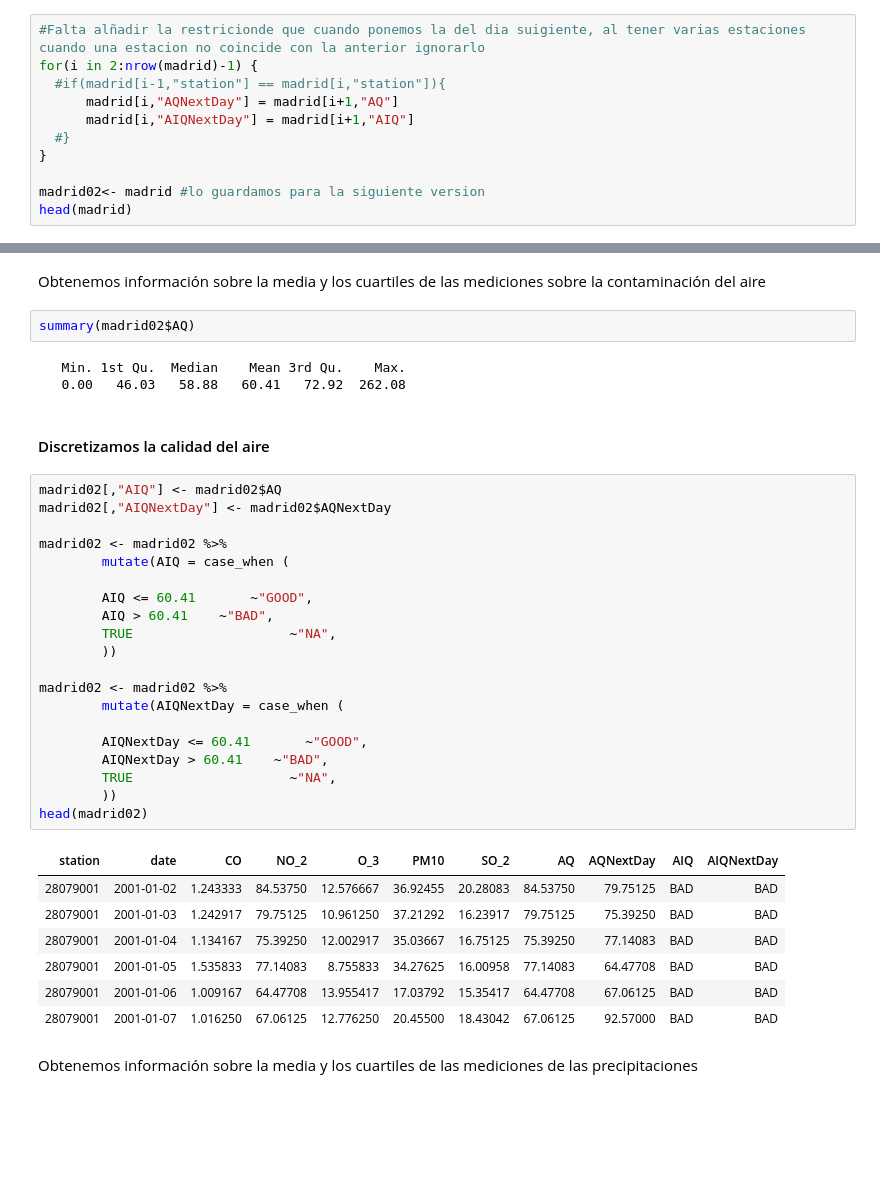
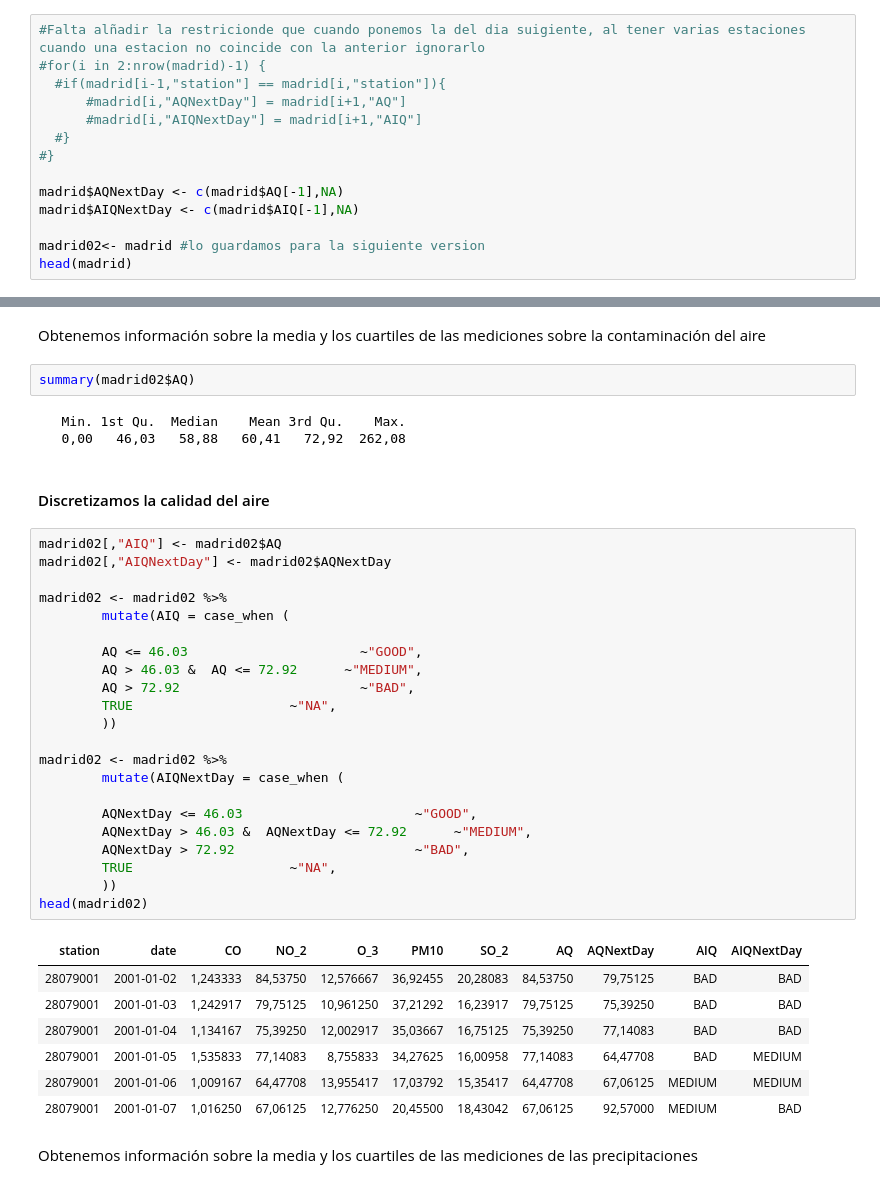
Before and after one commit to manumonforte/DataMining-BigDataParadigm, a Jupyter notebook: Estudio.ipynb, the cells around one changed output, grey strips where cells are left out. Drawn from its saved outputs; the diff is of its cells as text; blank space fills up the shorter version.

```diff
--- a/Estudio.ipynb
+++ b/Estudio.ipynb
@@ -881,11 +899,14 @@ head(madrid)
 # %%
 #Falta alñadir la restricionde que cuando ponemos la del dia suigiente, al tener varias estaciones cuando una estacion no coincide con la anterior ignorarlo
-for(i in 2:nrow(madrid)-1) {
+#for(i in 2:nrow(madrid)-1) {
   #if(madrid[i-1,"station"] == madrid[i,"station"]){
-      madrid[i,"AQNextDay"] = madrid[i+1,"AQ"]
-      madrid[i,"AIQNextDay"] = madrid[i+1,"AIQ"]
+      #madrid[i,"AQNextDay"] = madrid[i+1,"AQ"]
+      #madrid[i,"AIQNextDay"] = madrid[i+1,"AIQ"]
   #}
-}
+#}
+
+madrid$AQNextDay <- c(madrid$AQ[-1],NA)
+madrid$AIQNextDay <- c(madrid$AIQ[-1],NA)
 
 madrid02<- madrid #lo guardamos para la siguiente version
 head(madrid)
@@ -1035,37 +1056,39 @@ Obtenemos información sobre la media y los cuartiles de las mediciones sobre la
 summary(madrid02$AQ)
 # %% [output]
    Min. 1st Qu.  Median    Mean 3rd Qu.    Max.
-   0.00   46.03   58.88   60.41   72.92  262.08
+   0,00   46,03   58,88   60,41   72,92  262,08
 # %% [markdown]
 #### Discretizamos la calidad del aire
 # %%
 madrid02[,"AIQ"] <- madrid02$AQ
 madrid02[,"AIQNextDay"] <- madrid02$AQNextDay
 
 madrid02 <- madrid02 %>%
         mutate(AIQ = case_when (
 
-        AIQ <= 60.41       ~"GOOD",
-        AIQ > 60.41    ~"BAD",
+        AQ <= 46.03                      ~"GOOD",
+        AQ > 46.03 &  AQ <= 72.92      ~"MEDIUM",
+        AQ > 72.92                       ~"BAD",
         TRUE                    ~"NA",
         ))
 
 madrid02 <- madrid02 %>%
         mutate(AIQNextDay = case_when (
 
-        AIQNextDay <= 60.41       ~"GOOD",
-        AIQNextDay > 60.41    ~"BAD",
+        AQNextDay <= 46.03                      ~"GOOD",
+        AQNextDay > 46.03 &  AQNextDay <= 72.92      ~"MEDIUM",
+        AQNextDay > 72.92                       ~"BAD",
         TRUE                    ~"NA",
         ))
 head(madrid02)
 # %% [output]
 | station | date | CO | NO_2 | O_3 | PM10 | SO_2 | AQ | AQNextDay | AIQ | AIQNextDay |
-| 28079001 | 2001-01-02 | 1.243333 | 84.53750 | 12.576667 | 36.92455 | 20.28083 | 84.53750 | 79.75125 | BAD | BAD |
-| 28079001 | 2001-01-03 | 1.242917 | 79.75125 | 10.961250 | 37.21292 | 16.23917 | 79.75125 | 75.39250 | BAD | BAD |
-| 28079001 | 2001-01-04 | 1.134167 | 75.39250 | 12.002917 | 35.03667 | 16.75125 | 75.39250 | 77.14083 | BAD | BAD |
-| 28079001 | 2001-01-05 | 1.535833 | 77.14083 | 8.755833 | 34.27625 | 16.00958 | 77.14083 | 64.47708 | BAD | BAD |
-| 28079001 | 2001-01-06 | 1.009167 | 64.47708 | 13.955417 | 17.03792 | 15.35417 | 64.47708 | 67.06125 | BAD | BAD |
-| 28079001 | 2001-01-07 | 1.016250 | 67.06125 | 12.776250 | 20.45500 | 18.43042 | 67.06125 | 92.57000 | BAD | BAD |
+| 28079001 | 2001-01-02 | 1,243333 | 84,53750 | 12,576667 | 36,92455 | 20,28083 | 84,53750 | 79,75125 | BAD | BAD |
+| 28079001 | 2001-01-03 | 1,242917 | 79,75125 | 10,961250 | 37,21292 | 16,23917 | 79,75125 | 75,39250 | BAD | BAD |
+| 28079001 | 2001-01-04 | 1,134167 | 75,39250 | 12,002917 | 35,03667 | 16,75125 | 75,39250 | 77,14083 | BAD | BAD |
+| 28079001 | 2001-01-05 | 1,535833 | 77,14083 | 8,755833 | 34,27625 | 16,00958 | 77,14083 | 64,47708 | BAD | MEDIUM |
+| 28079001 | 2001-01-06 | 1,009167 | 64,47708 | 13,955417 | 17,03792 | 15,35417 | 64,47708 | 67,06125 | MEDIUM | MEDIUM |
+| 28079001 | 2001-01-07 | 1,016250 | 67,06125 | 12,776250 | 20,45500 | 18,43042 | 67,06125 | 92,57000 | MEDIUM | BAD |
 # %% [markdown]
 Obtenemos información sobre la media y los cuartiles de las mediciones de las precipitaciones
 # %%
```
Also changed, not shown: parts of 77 cells of this notebook.
